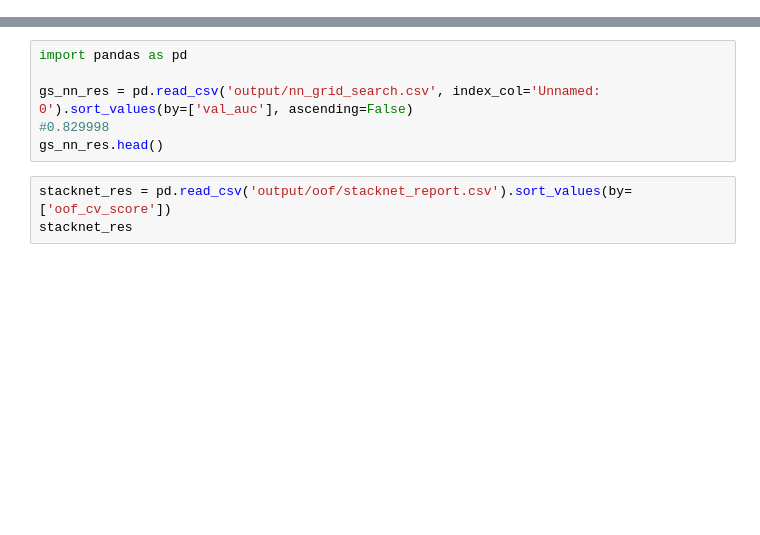
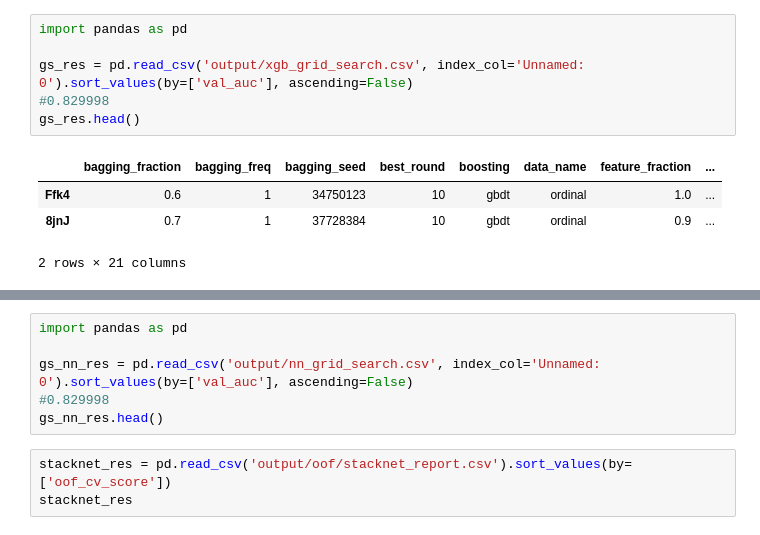
Before and after one commit to wluo-personal/AlphaBoosting, a Jupyter notebook: automl/automl_app/project1/show_gs_result.ipynb, the cells around one changed output, grey strips where cells are left out. Saved outputs shown, nothing was run; the diff lists cells and outputs as text; blank space fills up the shorter version.

Commit message:
1. add XGBOOST to grid search. 2. add debug data option

```diff
--- a/automl/automl_app/project1/show_gs_result.ipynb
+++ b/automl/automl_app/project1/show_gs_result.ipynb
@@ -7,3 +10,14 @@ for filename in listdir('output'):
+# %%
+import pandas as pd
+
+gs_res = pd.read_csv('output/xgb_grid_search.csv', index_col='Unnamed: 0').sort_values(by=['val_auc'], ascending=False)
+#0.829998
+gs_res.head()
+# %% [output]
+|  | bagging_fraction | bagging_freq | bagging_seed | best_round | boosting | data_name | feature_fraction | ... |
+| Ffk4 | 0.6 | 1 | 34750123 | 10 | gbdt | ordinal | 1.0 | ... |
+| 8jnJ | 0.7 | 1 | 37728384 | 10 | gbdt | ordinal | 0.9 | ... |
+2 rows × 21 columns
 # %%
 import pandas as pd
 
```
Also changed, not shown: parts of 3 cells of this notebook, 12 other files.
